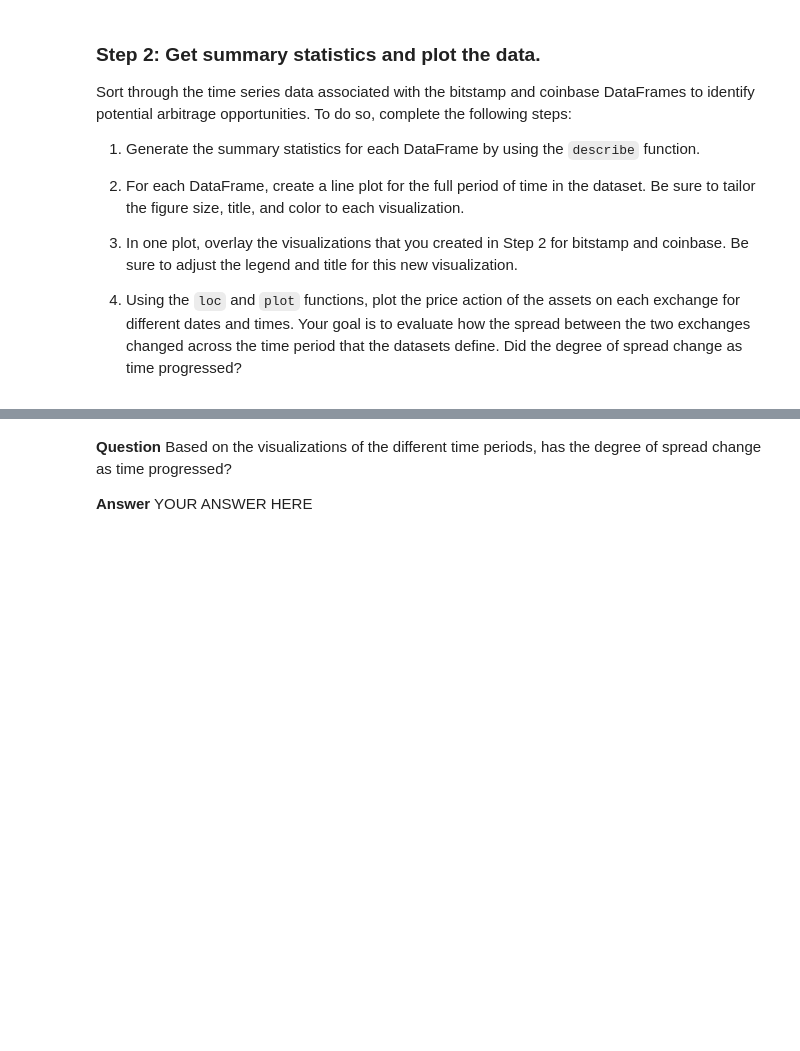
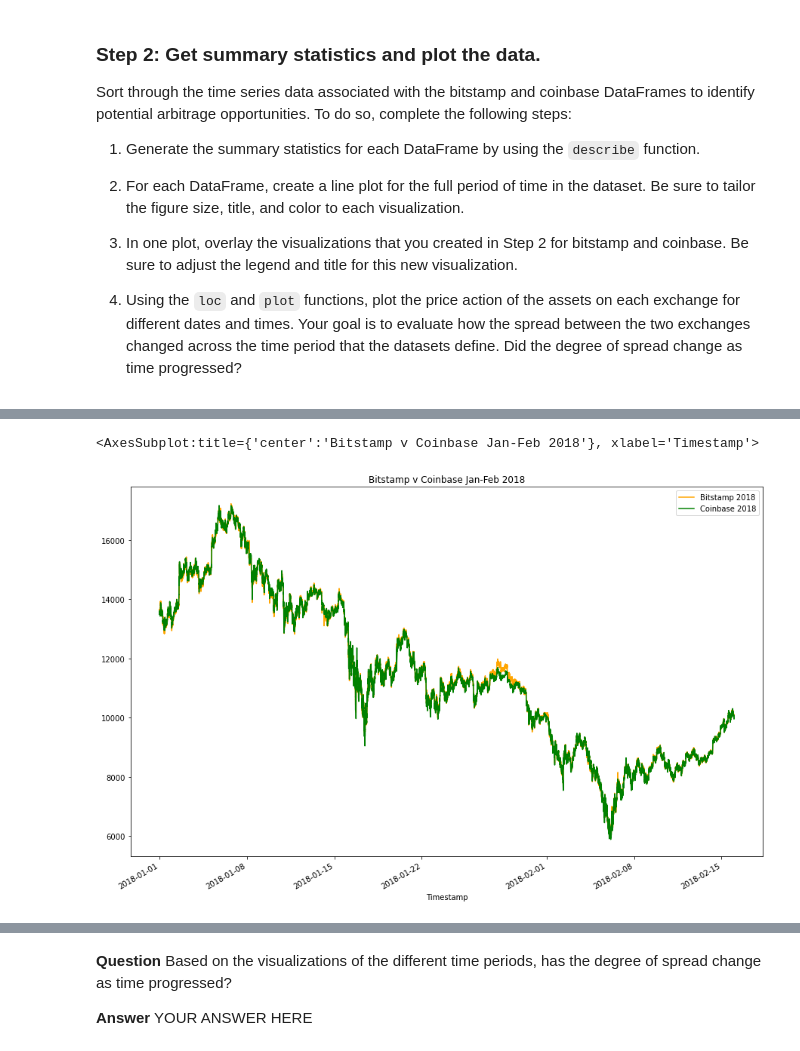
Before and after one commit to TheoG2022/TRG_Challenge_3, a Jupyter notebook: crypto_arbitrage.ipynb, the cells around one changed output, grey strips where cells are left out. Drawn from its saved outputs; the diff is of its cells as text; code cells hidden in the pictures; blank space fills up the shorter version.

```diff
--- a/crypto_arbitrage.ipynb
+++ b/crypto_arbitrage.ipynb
@@ -268,8 +518,14 @@ Sort through the time series data associated with the bitstamp and coinbase Data
 # %%
 # Using the loc and plot functions, create an overlay plot that visualizes
 # the price action of both DataFrames for a one month period early in the dataset
 # Be sure to include the parameters: legend, figure size, title, and color and label
 # YOUR CODE HERE
+
+bitstamp_df["Close"].loc['2018-01-01':'2018-02-15'].plot(legend=True,figsize=(15,10), title="Bitstamp v Coinbase Jan-Feb 2018", color="orange", label="Bitstamp 2018")
+coinbase_df["Close"].loc['2018-01-01':'2018-02-15'].plot(legend=True, figsize=(15,10), title="Bitstamp v Coinbase Jan-Feb 2018", color="green", label="Coinbase 2018")
+# %% [output]
+<AxesSubplot:title={'center':'Bitstamp v Coinbase Jan-Feb 2018'}, xlabel='Timestamp'>
+[figure, added]
 # %%
 # Using the loc and plot functions, create an overlay plot that visualizes
 # the price action of both DataFrames for a one month period later in the dataset
```
Also changed, not shown: parts of 56 cells of this notebook.
